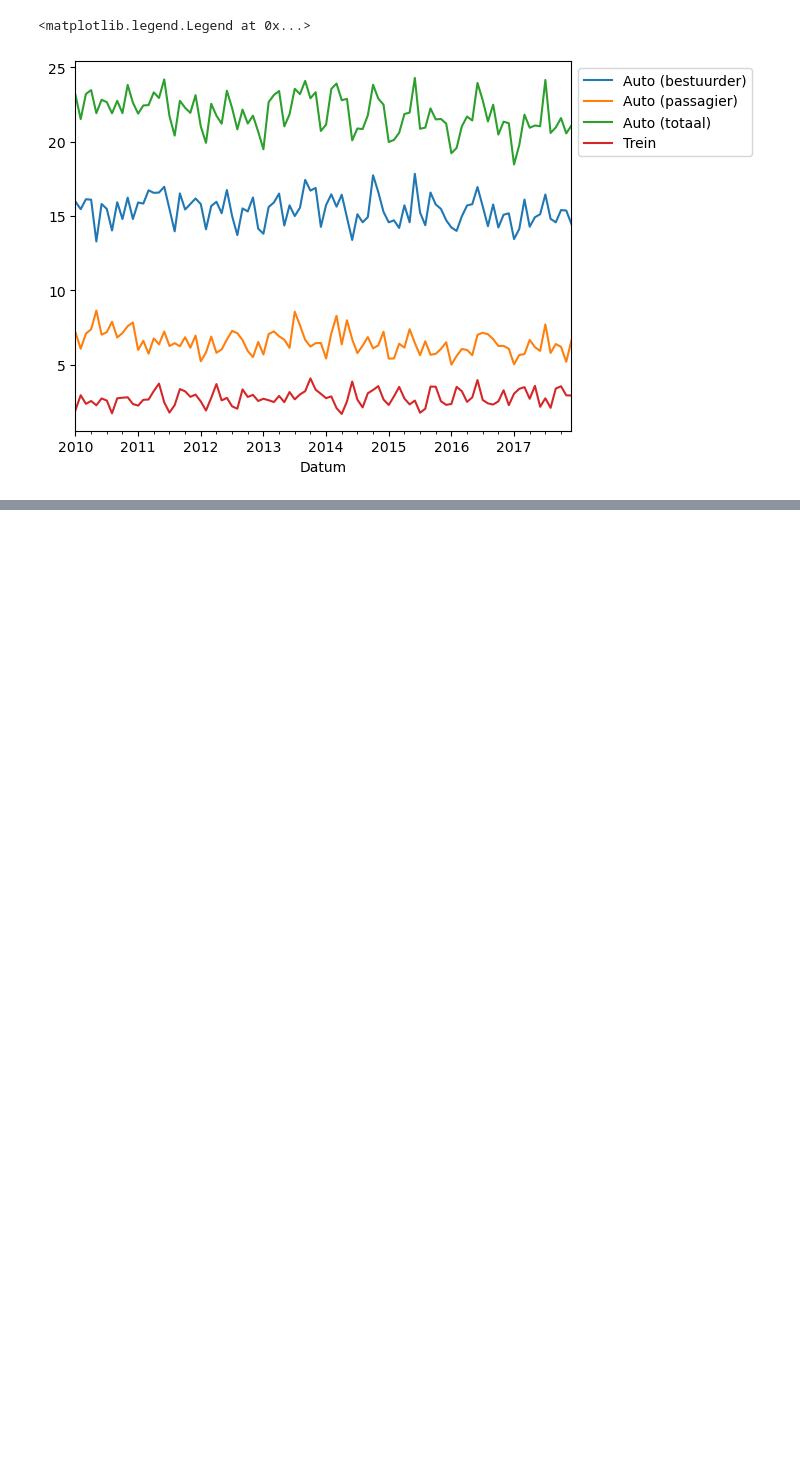
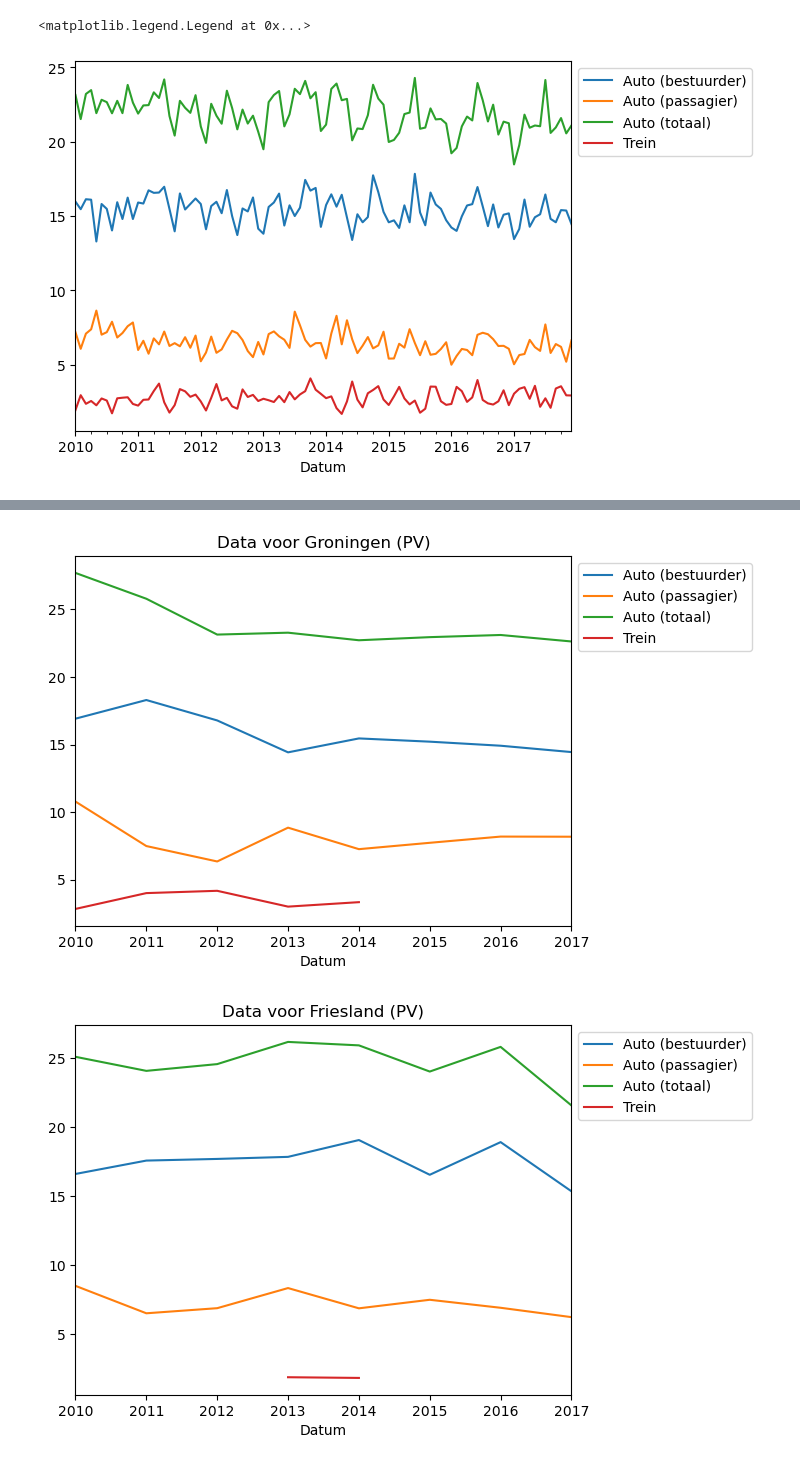
Before and after one commit to lisette-924/TIL6022-group11, a Jupyter notebook: Personenmobiliteit met NAMEN (car and train).ipynb, the cells around one changed output, grey strips where cells are left out. Cells and saved outputs as stored; diff of their text form; code cells hidden in the pictures; blank space fills up the shorter version.

Commit message:
Update Personenmobiliteit met NAMEN (car and train).ipynb
update data per province per year

```diff
--- a/Personenmobiliteit met NAMEN (car and train).ipynb
+++ b/Personenmobiliteit met NAMEN (car and train).ipynb
@@ -171,0 +234,12 @@ See the caveats in the documentation: https://pandas.pydata.org/pandas-docs/stab
+# %%
+total_province.loc[:, 'Dag'] = 1
+total_province.loc[:, 'Maand'] = 1
+
+total_province['Datum'] = (
+    total_province['Perioden'].astype(str) + '-' +
+    total_province['Maand'].astype(str).str.zfill(2) + '-' +
+    total_province['Dag'].astype(str).str.zfill(2)
+)
+total_province['Datum'] = pd.to_datetime(total_province['Datum'])
+total_province.set_index('Datum', inplace=True)
+display(total_province)
@@ -171,0 +281,32 @@ See the caveats in the documentation: https://pandas.pydata.org/pandas-docs/stab
+# %%
+provinces = total_province['RegioS'].unique()
+
+data_per_province = {}
+
+for province in provinces:
+    car_and_train_province = total_province[total_province['RegioS'] == province]
+
+    car_bestuurder = car_and_train_province[car_and_train_province['Vervoerwijzen'] == 'Auto (bestuurder)']
+    car_passagier = car_and_train_province[car_and_train_province['Vervoerwijzen'] == 'Auto (passagier)']
+    trein = car_and_train_province[car_and_train_province['Vervoerwijzen'] == 'Trein']
+
+    car_bestuurder.sort_index(inplace=True)
+    car_passagier.sort_index(inplace=True)
+    trein.sort_index(inplace=True)
+
+    data_province = car_bestuurder[['Afstand_2']].copy()
+    data_province.rename(columns={'Afstand_2': 'Auto (bestuurder)'}, inplace=True)
+    data_province['Auto (passagier)'] = car_passagier[['Afstand_2']]
+    data_province['Auto (totaal)'] = data_province['Auto (bestuurder)'] + data_province['Auto (passagier)']
+    data_province['Trein'] = trein[['Afstand_2']]
+
+    data_per_province[province] = data_province
+
+    data_province.plot(title=f'Data voor {province}')
+    plt.legend(loc='upper left', bbox_to_anchor=(1, 1))
+    plt.show()
+
+# display(data_per_province['Groningen (PV)'])
+# %% [output]
+[figure, added]
+[figure, added]
```
Also changed, not shown: parts of 7 cells of this notebook.
